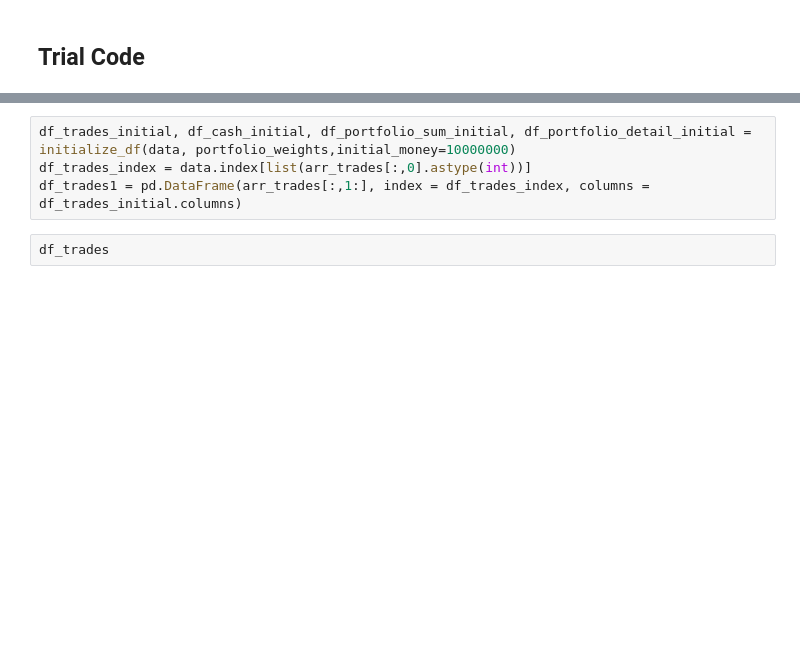
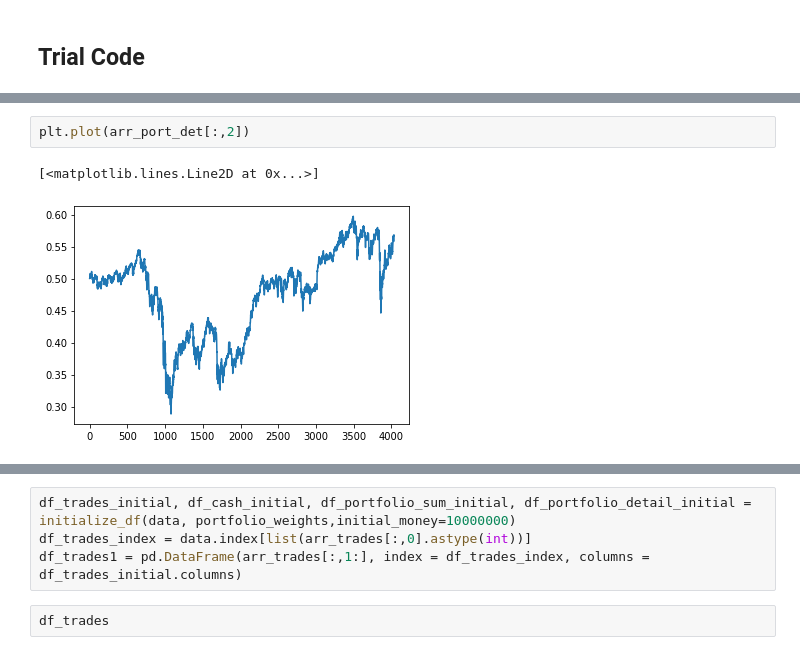
Before and after one commit to ningtong88/Capstone_TDAmeritrade, a Jupyter notebook: TDAmeritrade Cash Based Portfolio Rebalancing.ipynb, the cells around one changed output, grey strips where cells are left out. Saved outputs shown, nothing was run; the diff lists cells and outputs as text; blank space fills up the shorter version.

```diff
--- a/TDAmeritrade Cash Based Portfolio Rebalancing.ipynb
+++ b/TDAmeritrade Cash Based Portfolio Rebalancing.ipynb
@@ -359,0 +452,5 @@ def array_to_dataframe(data, portfolio_weights, arr_port_det, arr_port_sum, arr_
+# %%
+plt.plot(arr_port_det[:,2])
+# %% [output]
+[<matplotlib.lines.Line2D at 0x...>]
+[figure, added]
```
Also changed, not shown: parts of 15 cells of this notebook.
